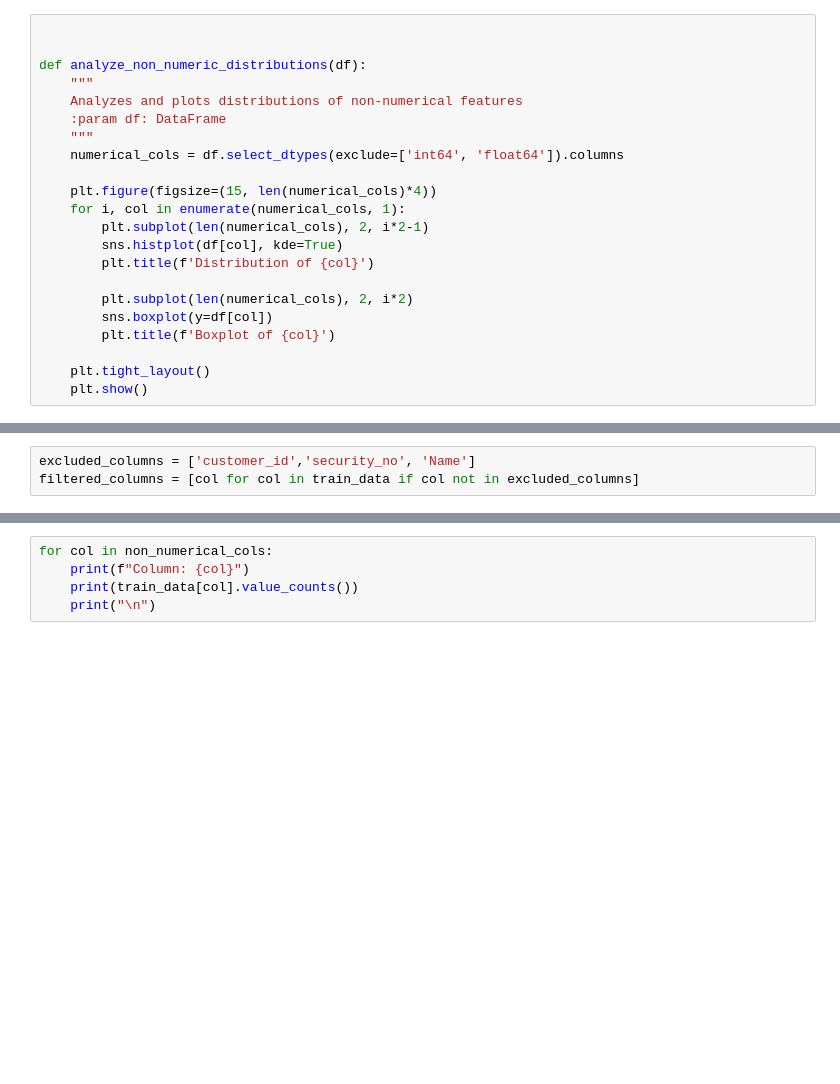
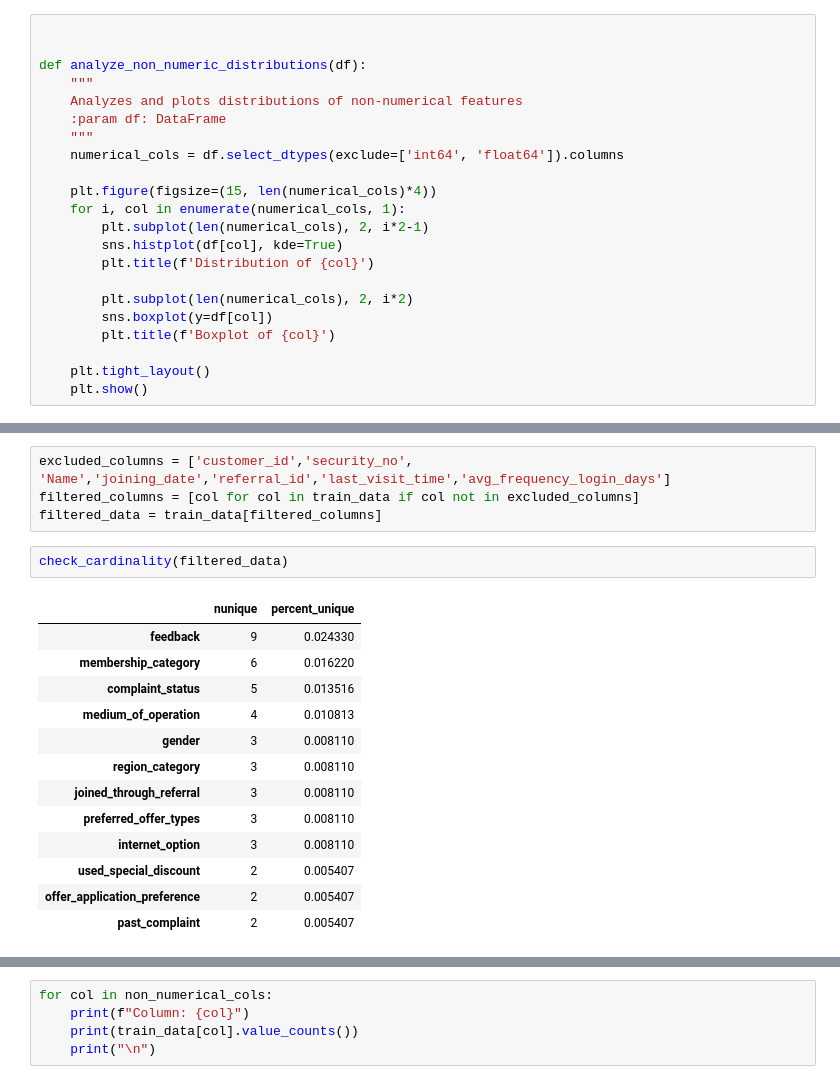
Before and after one commit to opeokupe/capstone-ai-ml, a Jupyter notebook: data_exploration.ipynb, the cells around one changed output, grey strips where cells are left out. Saved outputs shown, nothing was run; the diff lists cells and outputs as text; blank space fills up the shorter version.

```diff
--- a/data_exploration.ipynb
+++ b/data_exploration.ipynb
@@ -334,3 +404,20 @@ def analyze_categorical_relationships(df, target_col):
 # %%
-excluded_columns = ['customer_id','security_no', 'Name']
+excluded_columns = ['customer_id','security_no', 'Name','joining_date','referral_id','last_visit_time','avg_frequency_login_days']
 filtered_columns = [col for col in train_data if col not in excluded_columns]
+filtered_data = train_data[filtered_columns]
+# %%
+check_cardinality(filtered_data)
+# %% [output]
+|  | nunique | percent_unique |
+| feedback | 9 | 0.024330 |
+| membership_category | 6 | 0.016220 |
+| complaint_status | 5 | 0.013516 |
+| medium_of_operation | 4 | 0.010813 |
+| gender | 3 | 0.008110 |
+| region_category | 3 | 0.008110 |
+| joined_through_referral | 3 | 0.008110 |
+| preferred_offer_types | 3 | 0.008110 |
+| internet_option | 3 | 0.008110 |
+| used_special_discount | 2 | 0.005407 |
+| offer_application_preference | 2 | 0.005407 |
+| past_complaint | 2 | 0.005407 |
```
Also changed, not shown: parts of 5 cells of this notebook.
